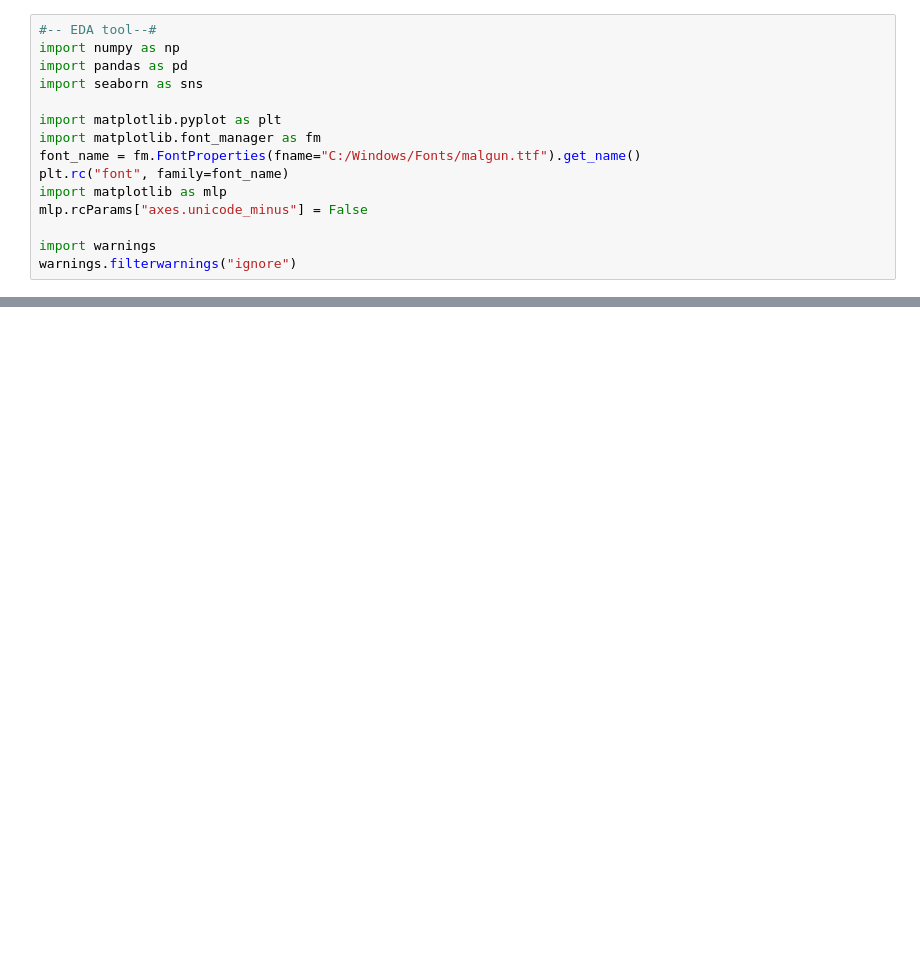
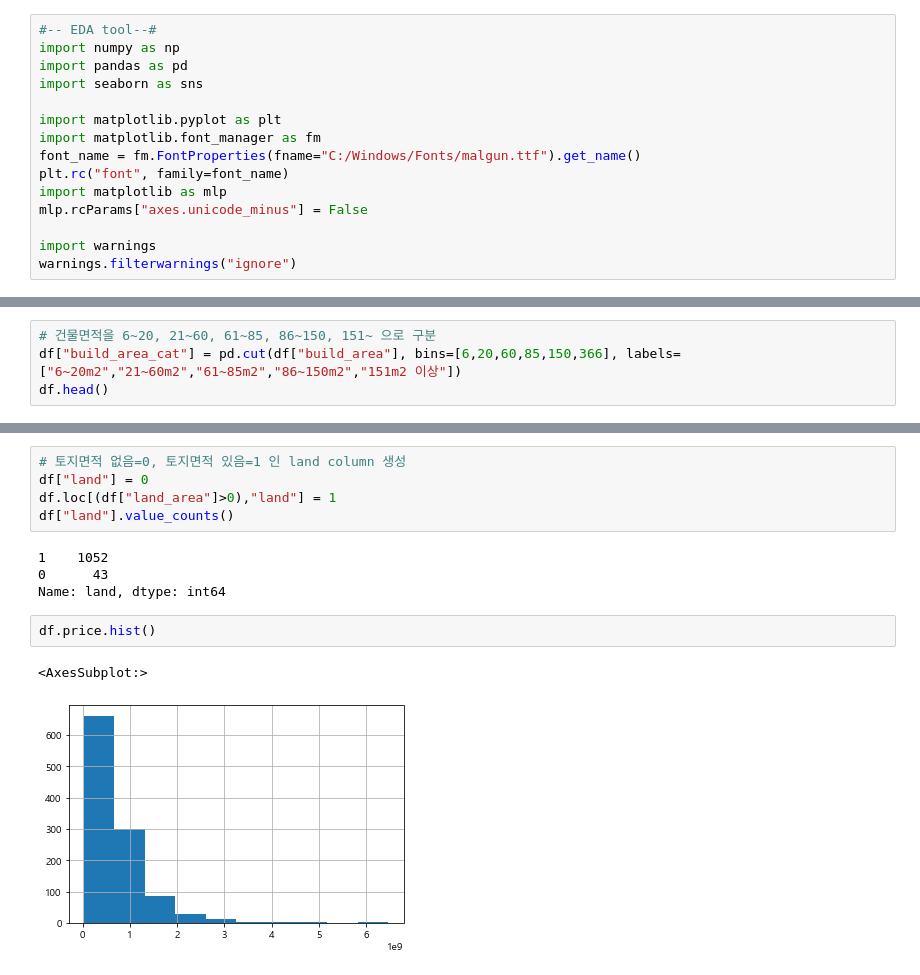
Before and after one commit to JinsolPark/final_project, a Jupyter notebook: jspark/02_데이터분석.ipynb, the cells around one changed output, grey strips where cells are left out. Cells and saved outputs as stored; diff of their text form; blank space fills up the shorter version.

```diff
--- a/jspark/02_데이터분석.ipynb
+++ b/jspark/02_데이터분석.ipynb
@@ -59,0 +251,4 @@ comment
+# %%
+# 건물면적을 6~20, 21~60, 61~85, 86~150, 151~ 으로 구분
+df["build_area_cat"] = pd.cut(df["build_area"], bins=[6,20,60,85,150,366], labels=["6~20m2","21~60m2","61~85m2","86~150m2","151m2 이상"])
+df.head()
@@ -59,0 +263,14 @@ comment
+# %%
+# 토지면적 없음=0, 토지면적 있음=1 인 land column 생성
+df["land"] = 0
+df.loc[(df["land_area"]>0),"land"] = 1
+df["land"].value_counts()
+# %% [output]
+1    1052
+0      43
+Name: land, dtype: int64
+# %%
+df.price.hist()
+# %% [output]
+<AxesSubplot:>
+[figure, added]
```
Also changed, not shown: parts of 99 cells of this notebook, 2 other files.
